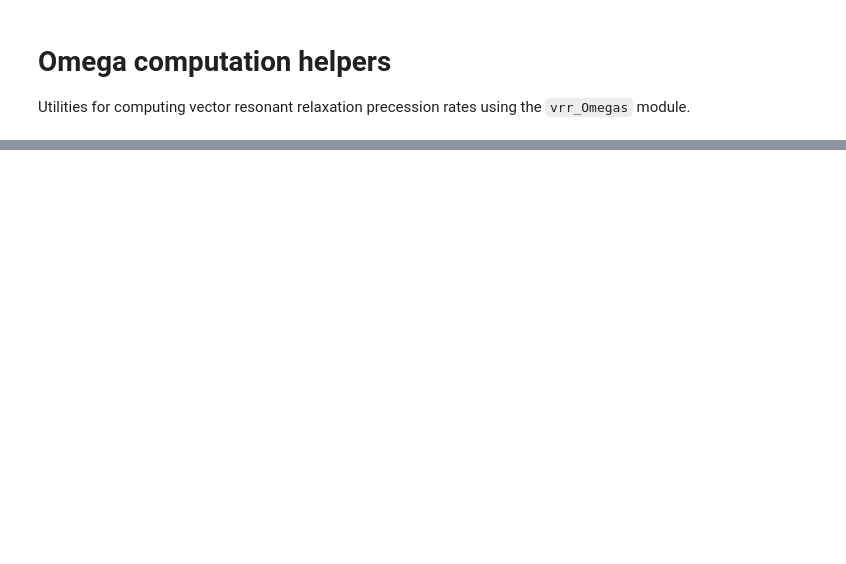
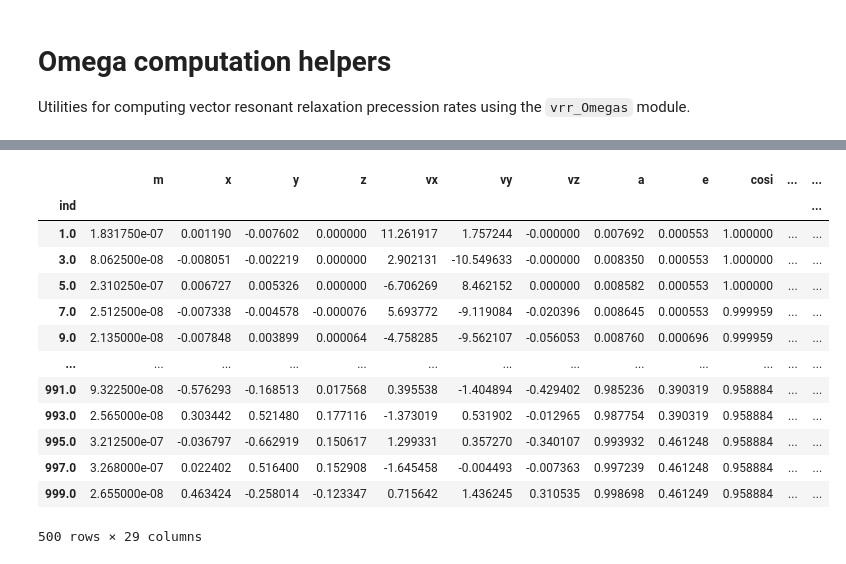
Before and after one commit to panamarevt/vrr, a Jupyter notebook: notebooks/omega_vectorized.ipynb, the cells around one changed output, grey strips where cells are left out. Saved outputs shown, nothing was run; the diff lists cells and outputs as text; code cells hidden in the pictures; blank space fills up the shorter version.

```diff
--- a/notebooks/omega_vectorized.ipynb
+++ b/notebooks/omega_vectorized.ipynb
@@ -248,0 +372,6 @@ def compute_Omega_parallel(
+# %%
+p = '/fai/taras/phi-GRAPE/IMBH/1K-Plummer/1k-stardisk-imbh_a03_e01_i45_m1-Plummer-a02-M2e5-new/'
+imbh_t0 = phiG.read_one_snap_disk_new(p, 0, 1000, exclude_acc = True, only_bound=False, DataFrame=True)
+imbh_t1_25 = phiG.read_one_snap_disk_new(p, 4000, 1000, exclude_acc = True, only_bound=False, DataFrame=True)
+imbh_t2_5 = phiG.read_one_snap_disk_new(p, 8000, 1000, exclude_acc = True, only_bound=False, DataFrame=True)
+imbh_t5 = phiG.read_one_snap_disk_new(p, 15150, 1000, exclude_acc = True, only_bound=False, DataFrame=True)
@@ -248,0 +395,18 @@ def compute_Omega_parallel(
+# %%
+om_imbh_disc = compute_Omega_parallel(imbh_t0.iloc[1::2], [imbh_t0.iloc[[0]],imbh_t0.iloc[1::2]], components=['imbh', 'disc'],  max_ell=50, methods=['hybrid'])
+om_imbh_disc
+# %% [output]
+|  | m | x | y | z | vx | vy | vz | a | e | cosi | ... | ... |
+| ind |  |  |  |  |  |  |  |  |  |  |  | ... |
+| 1.0 | 1.831750e-07 | 0.001190 | -0.007602 | 0.000000 | 11.261917 | 1.757244 | -0.000000 | 0.007692 | 0.000553 | 1.000000 | ... | ... |
+| 3.0 | 8.062500e-08 | -0.008051 | -0.002219 | 0.000000 | 2.902131 | -10.549633 | -0.000000 | 0.008350 | 0.000553 | 1.000000 | ... | ... |
+| 5.0 | 2.310250e-07 | 0.006727 | 0.005326 | 0.000000 | -6.706269 | 8.462152 | 0.000000 | 0.008582 | 0.000553 | 1.000000 | ... | ... |
+| 7.0 | 2.512500e-08 | -0.007338 | -0.004578 | -0.000076 | 5.693772 | -9.119084 | -0.020396 | 0.008645 | 0.000553 | 0.999959 | ... | ... |
+| 9.0 | 2.135000e-08 | -0.007848 | 0.003899 | 0.000064 | -4.758285 | -9.562107 | -0.056053 | 0.008760 | 0.000696 | 0.999959 | ... | ... |
+| ... | ... | ... | ... | ... | ... | ... | ... | ... | ... | ... | ... | ... |
+| 991.0 | 9.322500e-08 | -0.576293 | -0.168513 | 0.017568 | 0.395538 | -1.404894 | -0.429402 | 0.985236 | 0.390319 | 0.958884 | ... | ... |
+| 993.0 | 2.565000e-08 | 0.303442 | 0.521480 | 0.177116 | -1.373019 | 0.531902 | -0.012965 | 0.987754 | 0.390319 | 0.958884 | ... | ... |
+| 995.0 | 3.212500e-07 | -0.036797 | -0.662919 | 0.150617 | 1.299331 | 0.357270 | -0.340107 | 0.993932 | 0.461248 | 0.958884 | ... | ... |
+| 997.0 | 3.268000e-07 | 0.022402 | 0.516400 | 0.152908 | -1.645458 | -0.004493 | -0.007363 | 0.997239 | 0.461248 | 0.958884 | ... | ... |
+| 999.0 | 2.655000e-08 | 0.463424 | -0.258014 | -0.123347 | 0.715642 | 1.436245 | 0.310535 | 0.998698 | 0.461249 | 0.958884 | ... | ... |
+500 rows × 29 columns
```
Also changed, not shown: parts of 5 cells of this notebook.
